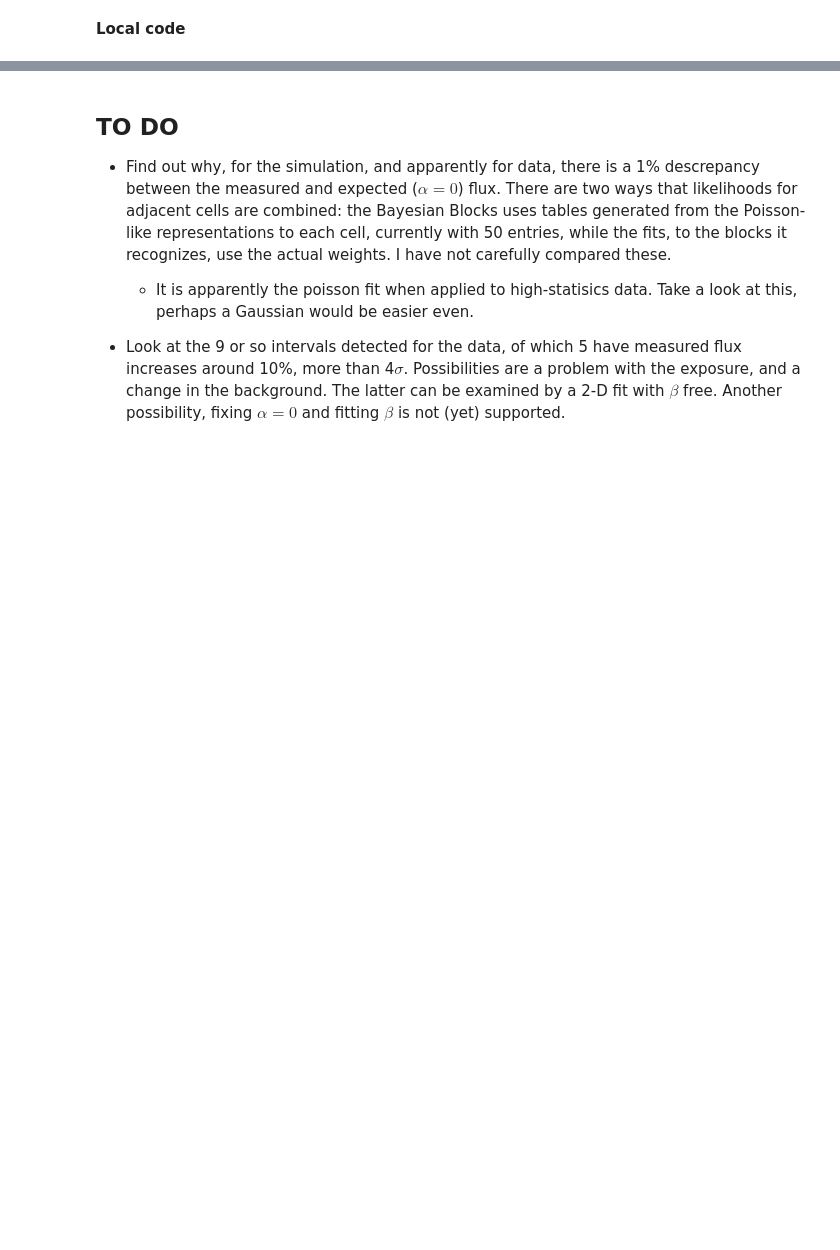
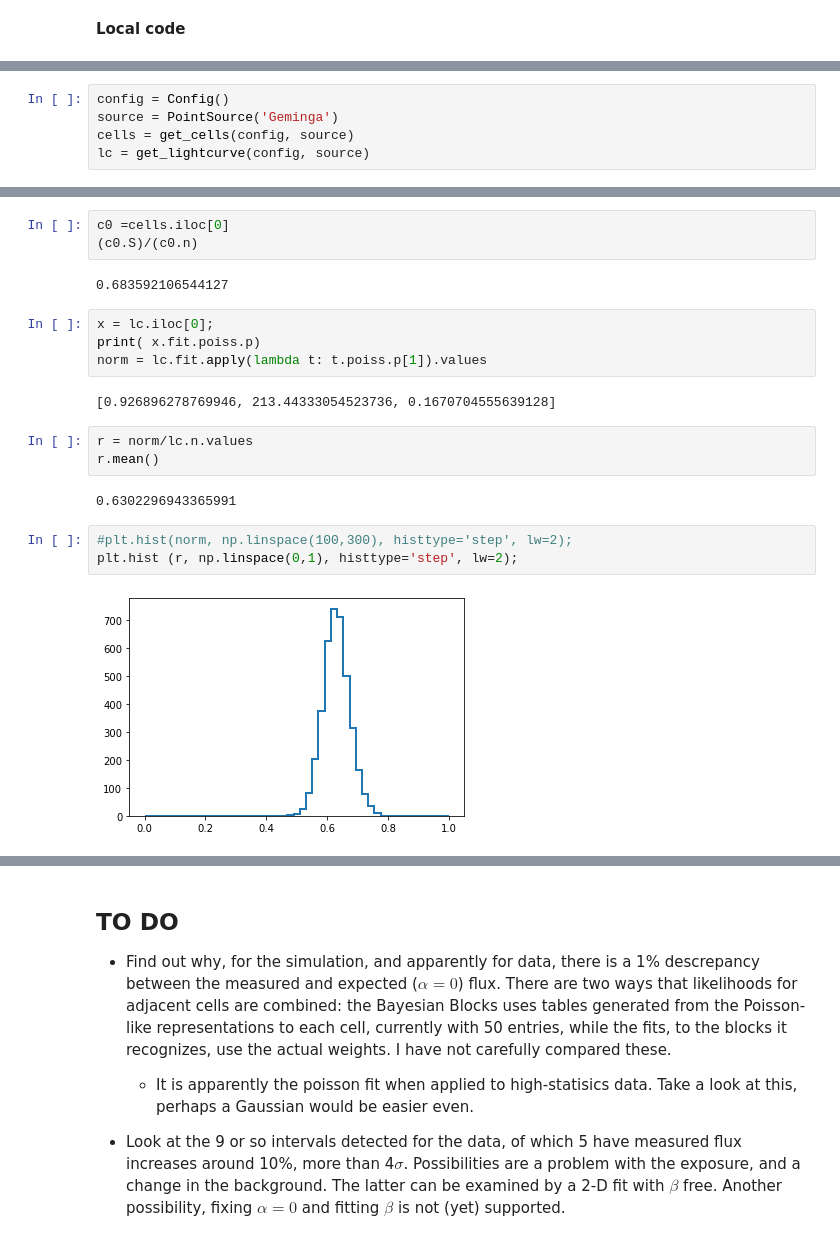
Before and after one commit to tburnett/light_curves, a Jupyter notebook: nbs/90_analysis.ipynb, the cells around one changed output, grey strips where cells are left out. Saved outputs shown, nothing was run; the diff lists cells and outputs as text; blank space fills up the shorter version.

```diff
--- a/nbs/90_analysis.ipynb
+++ b/nbs/90_analysis.ipynb
@@ -89,3 +89,8 @@ def fit_table(lc, expect=1.0):
     df.loc[:, 'errors'] = errors.values
     df.loc[:, 'sigma_dev'] = sigma_dev.values
     return df
+# %%
+config = Config()
+source = PointSource('Geminga')
+cells = get_cells(config, source)
+lc = get_lightcurve(config, source)
@@ -92,3 +124,24 @@ def fit_table(lc, expect=1.0):
+# %%
+c0 =cells.iloc[0]
+(c0.S)/(c0.n)
+# %% [output]
+0.683592106544127
+# %%
+x = lc.iloc[0];
+print( x.fit.poiss.p)
+norm = lc.fit.apply(lambda t: t.poiss.p[1]).values
+# %% [output]
+[0.926896278769946, 213.44333054523736, 0.1670704555639128]
+# %%
+r = norm/lc.n.values
+r.mean()
+# %% [output]
+0.6302296943365991
+# %%
+#plt.hist(norm, np.linspace(100,300), histtype='step', lw=2);
+plt.hist (r, np.linspace(0,1), histtype='step', lw=2);
+# %% [output]
+[figure, added]
 # %%
 #collapse-hide
 def analysis_plots(name, expect=0.990, simname=''):
```
Also changed, not shown: parts of 7 cells of this notebook, 20 other files.
